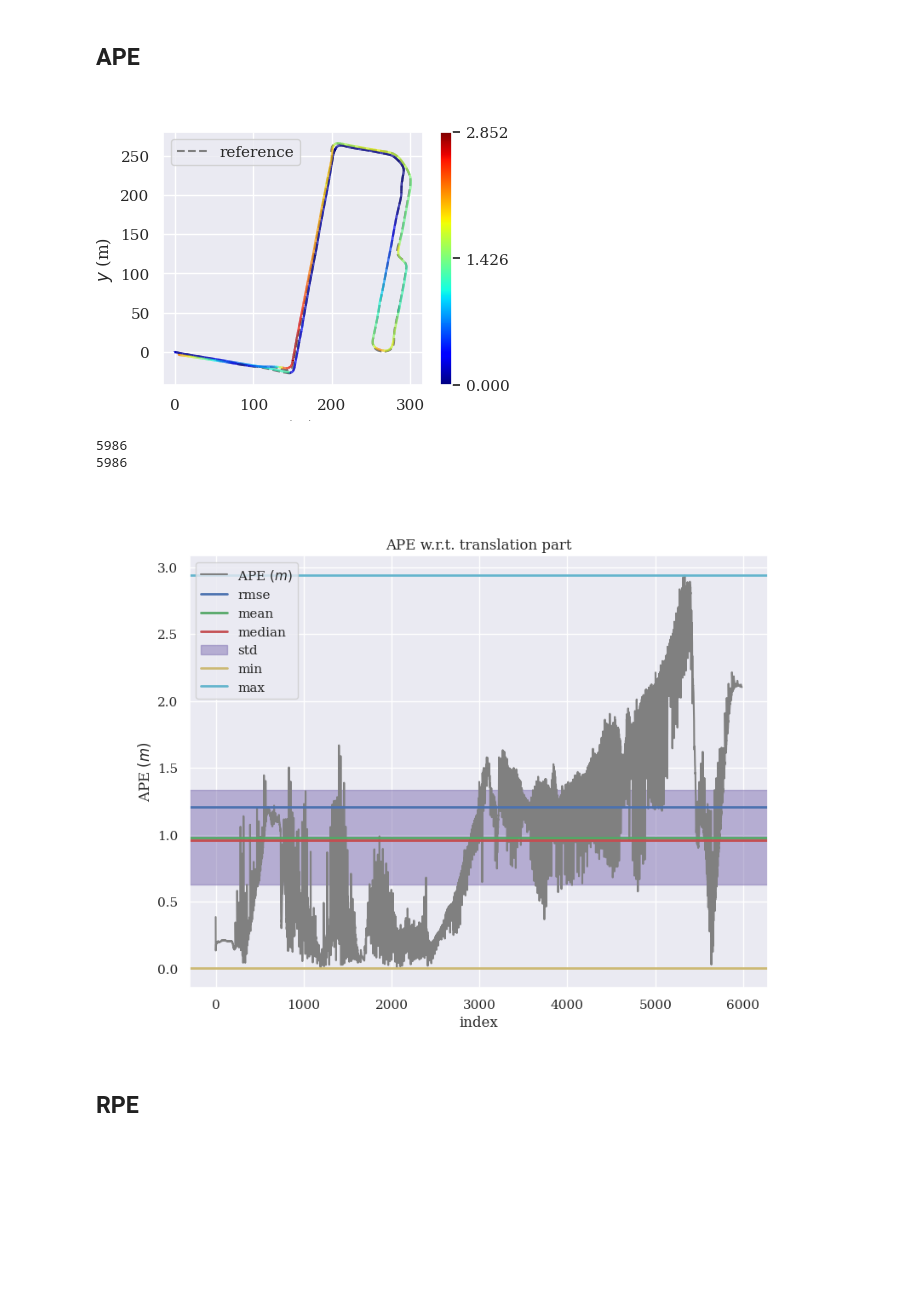
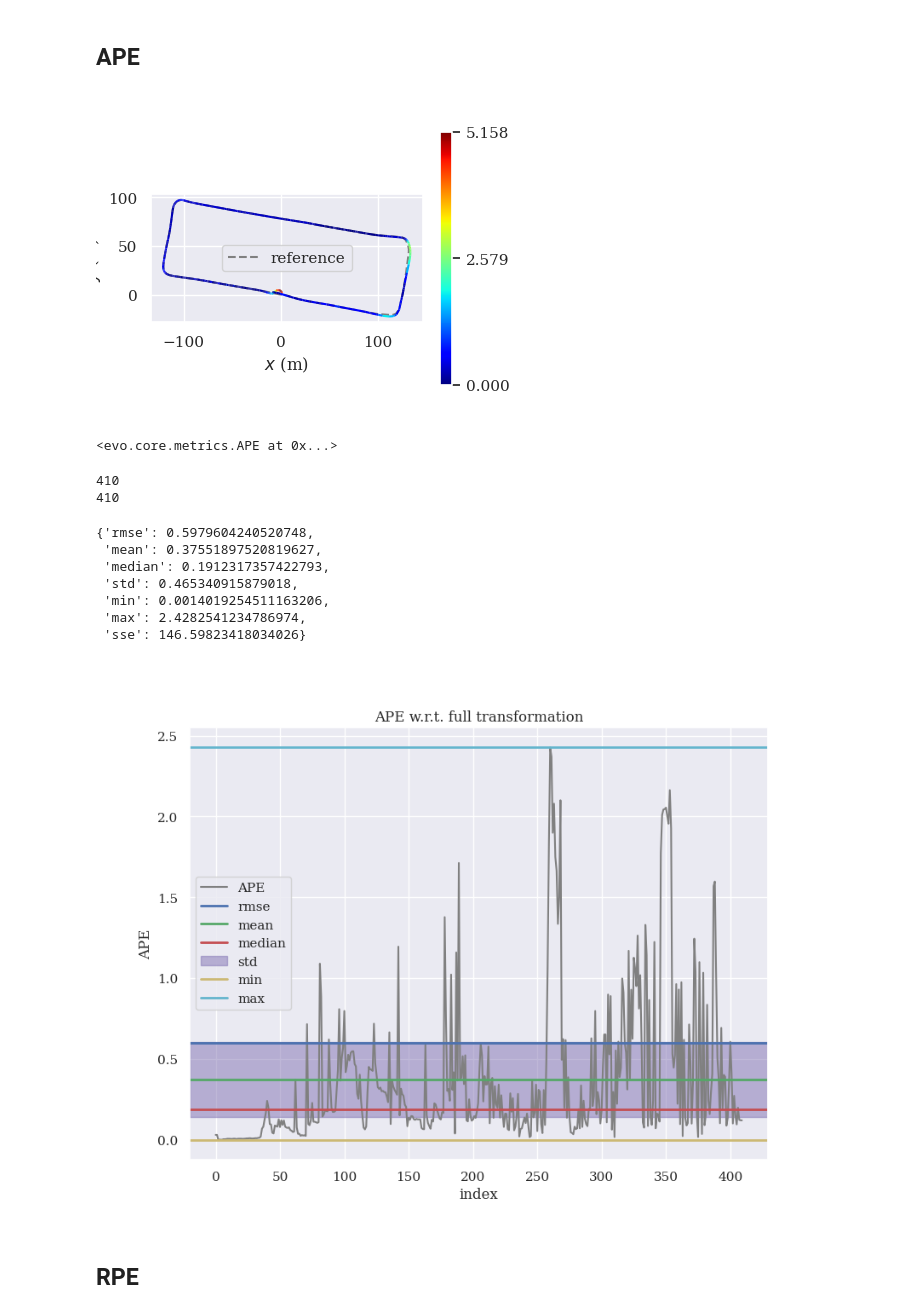
Before and after one commit to Jul310/kiss-icp, a Jupyter notebook: tum_eval/df_analysis.ipynb, the cells around one changed output. Drawn from its saved outputs; the diff is of its cells as text; code cells hidden in the pictures; blank space fills up the shorter version.

```diff
--- a/tum_eval/df_analysis.ipynb
+++ b/tum_eval/df_analysis.ipynb
@@ -48,7 +45,7 @@ EKF_TOPIC = "/ekf_pose_with_covariance"
 GT_GPS_TOPIC = "/ekf/gt/gps"
 KISS_TOPIC = "/kiss/odometry"
 
-N_RUNS = 2
+N_RUNS = 3
 
 
 route_01 = "mdv3_1"
@@ -60,6 +57,8 @@ data_set_02 = "02_with_kiss" # GPS & IMU & KISS are fused
 data_set_03 = "03_with_kiss-cov-v2" #  GPS & IMU & KISS are fused + modified Covariance for KISS
 data_set_04 = "04_with_outage" # GPS Outage
 test_scenarios = [l for l in TestSets]
+# test_scenarios = [l for l in TestSets if l == TestSets.NO_KISS]
+
 
 # Nested datasets
 datasets = [(r, test_scenarios) for r in routes]
@@ -268,59 +265,72 @@ map = plot_trajectory_segments(traj_ref, n=segment_size, wf=1.5, hf=1.5)
 ## APE
 # %%
 # plt.close('all')
+route = "mdv3_2"
 
-traj_ref = deepcopy(DATA[route][TestSets.NO_KISS][1]["EKF"])
-traj_est = deepcopy(DATA[route][TestSets.WITH_KISS][1]["EKF"])
+# traj_ref = deepcopy(DATA[route][TestSets.NO_KISS][1]["EKF"])
+# traj_est = deepcopy(DATA[route][TestSets.WITH_KISS][1]["EKF"])
+traj_ref = deepcopy(DATA[route][TestSets.NO_KISS][2]["GT_GPS"])
+traj_est = deepcopy(DATA[route][TestSets.NO_KISS][2]["EKF"])
 
-traj_ref, traj_est = sync.associate_trajectories(traj_ref, traj_est, max_diff=0.01)
+traj_ref, traj_est = sync.associate_trajectories(traj_ref, traj_est, max_diff=0.001)
 
 # reset traj_est z-coordinate to aling with traj_ref ==> No effect in pose error metric
-traj_est.positions_xyz[:,2] = traj_ref.positions_xyz[:,2]
-traj_est = PoseTrajectory3D(traj_est.positions_xyz, traj_est.orientations_quat_wxyz, traj_est.timestamps)
+# traj_est.positions_xyz[:,2] = traj_ref.positions_xyz[:,2]
+# traj_est = PoseTrajectory3D(traj_est.positions_xyz, traj_est.orientations_quat_wxyz, traj_est.timestamps)
 
 ape_metric = metrics.APE(pose_relation=metrics.PoseRelation.translation_part)
 ape_metric.process_data((traj_ref, traj_est))
 # plot_statistical_error_metric(ape_metric, show_plot=False, save_dir=result_figure_dir, name_prefix=route)
 plot_compare((traj_ref, traj_est), wf=1.5, hf=.75)
 
-plt.savefig(path.join(result_figure_dir, "APE_error-kiss-ekf-ins-ekf-traj.pdf"), format="pdf", bbox_inches="tight")
+# plt.savefig(path.join(result_figure_dir, "APE_error-kiss-ekf-ins-ekf-traj.pdf"), format="pdf", bbox_inches="tight")
 # %% [output]
-[figure, old version]
+[figure, new version]
+<evo.core.metrics.APE at 0x...>
 # %%
 # plt.close('all')
 
-pose_relations = [metrics.PoseRelation.translation_part] # , metrics.PoseRelation.rotation_angle_deg, metrics.PoseRelation.full_transformation]
+pose_relations = [metrics.PoseRelation.full_transformation] # , metrics.PoseRelation.rotation_angle_deg, metrics.PoseRelation.full_transformation]
 
 # traj_ref = deepcopy(data[run]["GT_GPS"])
 # traj_est = deepcopy(data[run][est_trajectory_type])
 
 # traj_ref = deepcopy(DATA[route][TestSets.NO_KISS][1]["EKF"])
 # traj_est = deepcopy(DATA[route][TestSets.WITH_KISS][1]["EKF"])
 
-traj_ref = deepcopy(DATA[route][TestSets.WITH_KISS][1]["GT_GPS"])
-traj_est = deepcopy(DATA[route][TestSets.WITH_KISS][1]["EKF"])
+traj_ref = deepcopy(DATA[route][TestSets.NO_KISS][1]["GT_GPS"])
+traj_est = deepcopy(DATA[route][TestSets.NO_KISS][1]["EKF"])
 
 # traj_ref, traj_est = sync.associate_trajectories(traj_ref, traj_est, max_diff=g_max_diff_ape)
-traj_ref, traj_est = sync.associate_trajectories(traj_ref, traj_est, max_diff=0.01)
+traj_ref, traj_est = sync.associate_trajectories(traj_ref, traj_est, max_diff=0.001)
 
 # reset traj_est z-coordinate to aling with traj_ref ==> No effect in pose error metric
 traj_est.positions_xyz[:,2] = traj_ref.positions_xyz[:,2]
 traj_est = PoseTrajectory3D(traj_est.positions_xyz, traj_est.orientations_quat_wxyz, traj_est.timestamps)
 
 print(traj_est.num_poses)
 print(traj_ref.num_poses)
 
 for pose_relation in pose_relations:
     ape_metric = metrics.APE(pose_relation=pose_relation)
     ape_metric.process_data((traj_ref, traj_est))
     # plot_statistical_error_metric(ape_metric, show_plot=False, save_dir=result_figure_dir, name_prefix=route)
     plot_statistical_error_metric(ape_metric, show_plot=False, save_dir="", name_prefix=route)
 
+
+ape_metric.get_all_statistics()
 # plt.savefig(path.join(result_figure_dir, "APE_error-kiss-ekf-gt.pdf"), format="pdf", bbox_inches="tight")
 # %% [output]
-5986
-5986
+410
+410
+{'rmse': 0.5979604240520748,
+ 'mean': 0.37551897520819627,
+ 'median': 0.1912317357422793,
+ 'std': 0.465340915879018,
+ 'min': 0.0014019254511163206,
+ 'max': 2.4282541234786974,
+ 'sse': 146.59823418034026}
-[figure, old version]
+[figure, new version]
 # %% [markdown]
 ## RPE
 # %%
```
Also changed, not shown: parts of 9 cells of this notebook, 7 other files.
